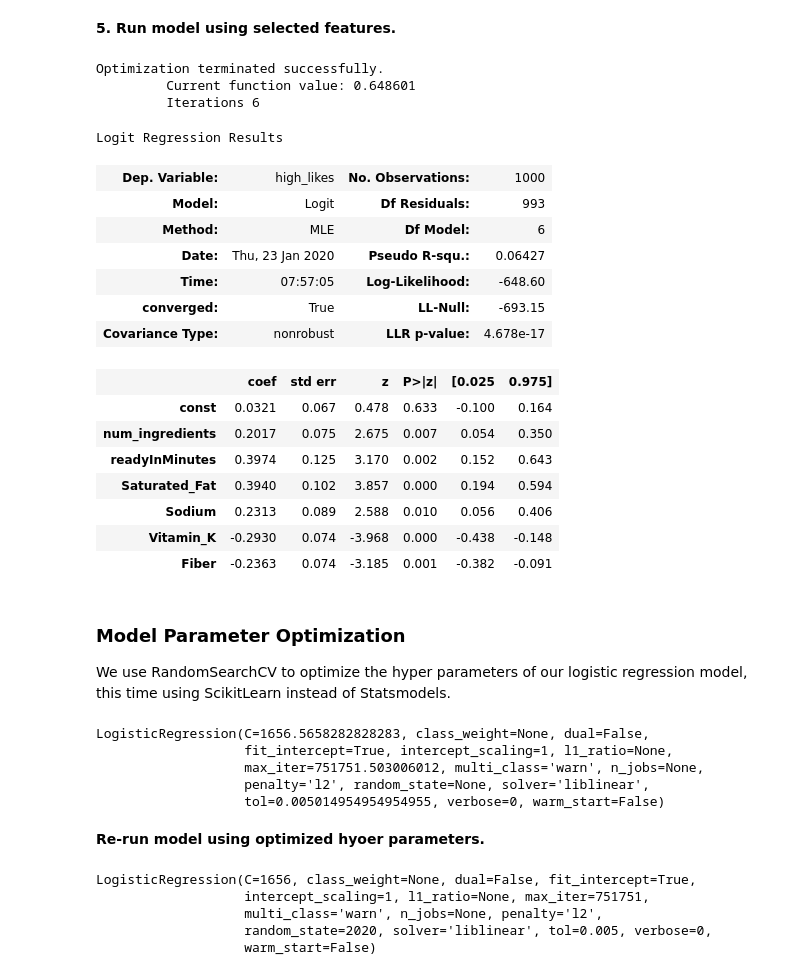
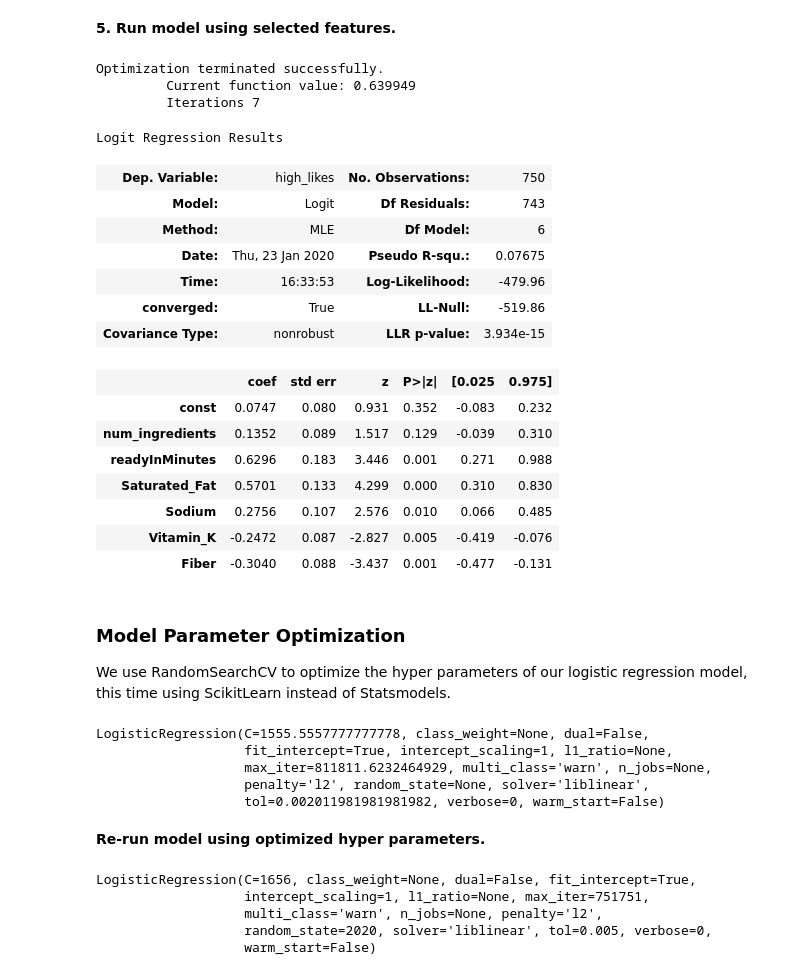
Before and after one commit to alexwcheng/recipe-webpage-ads, a Jupyter notebook: Logistic_Regression_Final/Logistic Regression Modeling.ipynb, the cells around one changed output. Cells and saved outputs as stored; diff of their text form; code cells hidden in the pictures.

```diff
--- a/Logistic_Regression_Final/Logistic Regression Modeling.ipynb
+++ b/Logistic_Regression_Final/Logistic Regression Modeling.ipynb
@@ -87,3 +117,7 @@ We next drop the original count of Likes ("aggregateLikes") in favor of the bina
 # %%
 # Call list of numerical independent variables by column names
-x_variables_1 = numerical_variables
+numerical_variables_1 = x_variables_1
+del numerical_variables_1[-6:-1]
+numerical_variables_1.remove('high_likes')
+numerical_variables_1.remove('num_steps_instructions')
+numerical_variables_1
@@ -91,14 +143,15 @@ x_variables_1 = numerical_variables
 **2. Train-test split the data 0.75:0.25.**
 # %%
 y = df_ss.high_likes
-X = df_ss[x_variables_1]
+X = df_ss[numerical_variables_1]
+X = X.fillna(0)
 
 X_train, X_test, y_train, y_test = train_test_split(X, y, random_state=2020, stratify = y)
 # %% [markdown]
 **3. Initialize logistic regression model using Statsmodels.**
 # %%
-X_const = sm.add_constant(X)
-model = sm.Logit(y, X_const)
+X_const = sm.add_constant(X_train)
+model = sm.Logit(y_train, X_const)
 results = model.fit()
 results.summary()
 # %% [output]
@@ -159,55 +213,55 @@ list(zip(x_variables_1, vif))
 # %%
 # Based on VIF of all variables, drop all predictors where VIF > 8
 unwanted = {'Calories', 'Carbohydrates', 'Sugar', 'Cholesterol', }
-x_variables_2 = [e for e in x_variables_1 if e not in unwanted]
+numerical_variables_2 = [e for e in x_variables_1 if e not in unwanted]
 
 # Drop all predictors where p value > 0.3 after first logistic regression
-x_variables_3 = ['num_ingredients', 'pricePerServing', 'readyInMinutes', 'servings',
+numerical_variables_3 = ['num_ingredients', 'pricePerServing', 'readyInMinutes', 'servings',
                  'Saturated_Fat', 'Sodium', 'Vitamin_K', 'Vitamin_C', 'Fiber', 'Vitamin_B1',
                 'Selenium']
 
 # After dropping these variables, all VIF scores < 3
 
 # Drop all predictors where p value > 0.1 after second logistic regression
-x_variables_4 = ['num_ingredients', 'pricePerServing', 'readyInMinutes',
+numerical_variables_4 = ['num_ingredients', 'pricePerServing', 'readyInMinutes',
                  'Saturated_Fat', 'Sodium', 'Vitamin_K', 'Vitamin_C', 'Fiber']
 
 # Drop all predictors where p value > 0.1 after third logistic regression
-x_variables_5 = ['num_ingredients', 'readyInMinutes',
+numerical_variables_5 = ['num_ingredients', 'readyInMinutes',
                  'Saturated_Fat', 'Sodium', 'Vitamin_K', 'Fiber']
 # %% [markdown]
 **5. Run model using selected features.**
 # %%
 y = df_ss.high_likes
-X = df_ss[x_variables_5]
+X = df_ss[numerical_variables_5]
 
 X_train, X_test, y_train, y_test = train_test_split(X, y, random_state=2020, stratify = y)
 
 # Print preliminary results
-X_const = sm.add_constant(X)
-model = sm.Logit(y, X_const)
+X_const = sm.add_constant(X_train)
+model = sm.Logit(y_train, X_const)
 results = model.fit()
 results.summary()
 # %% [output]
 Optimization terminated successfully.
-         Current function value: 0.648601
-         Iterations 6
+         Current function value: 0.639949
+         Iterations 7
 Logit Regression Results
-| Dep. Variable: | high_likes | No. Observations: | 1000 |
-| Model: | Logit | Df Residuals: | 993 |
+| Dep. Variable: | high_likes | No. Observations: | 750 |
+| Model: | Logit | Df Residuals: | 743 |
 | Method: | MLE | Df Model: | 6 |
-| Date: | Thu, 23 Jan 2020 | Pseudo R-squ.: | 0.06427 |
-| Time: | 07:57:05 | Log-Likelihood: | -648.60 |
-| converged: | True | LL-Null: | -693.15 |
-| Covariance Type: | nonrobust | LLR p-value: | 4.678e-17 |
+| Date: | Thu, 23 Jan 2020 | Pseudo R-squ.: | 0.07675 |
+| Time: | 16:33:53 | Log-Likelihood: | -479.96 |
+| converged: | True | LL-Null: | -519.86 |
+| Covariance Type: | nonrobust | LLR p-value: | 3.934e-15 |
 |  | coef | std err | z | P>|z| | [0.025 | 0.975] |
-| const | 0.0321 | 0.067 | 0.478 | 0.633 | -0.100 | 0.164 |
-| num_ingredients | 0.2017 | 0.075 | 2.675 | 0.007 | 0.054 | 0.350 |
-| readyInMinutes | 0.3974 | 0.125 | 3.170 | 0.002 | 0.152 | 0.643 |
-| Saturated_Fat | 0.3940 | 0.102 | 3.857 | 0.000 | 0.194 | 0.594 |
-| Sodium | 0.2313 | 0.089 | 2.588 | 0.010 | 0.056 | 0.406 |
-| Vitamin_K | -0.2930 | 0.074 | -3.968 | 0.000 | -0.438 | -0.148 |
-| Fiber | -0.2363 | 0.074 | -3.185 | 0.001 | -0.382 | -0.091 |
+| const | 0.0747 | 0.080 | 0.931 | 0.352 | -0.083 | 0.232 |
+| num_ingredients | 0.1352 | 0.089 | 1.517 | 0.129 | -0.039 | 0.310 |
+| readyInMinutes | 0.6296 | 0.183 | 3.446 | 0.001 | 0.271 | 0.988 |
+| Saturated_Fat | 0.5701 | 0.133 | 4.299 | 0.000 | 0.310 | 0.830 |
+| Sodium | 0.2756 | 0.107 | 2.576 | 0.010 | 0.066 | 0.485 |
+| Vitamin_K | -0.2472 | 0.087 | -2.827 | 0.005 | -0.419 | -0.076 |
+| Fiber | -0.3040 | 0.088 | -3.437 | 0.001 | -0.477 | -0.131 |
 # %% [markdown]
 ### Model Parameter Optimization
 We use RandomSearchCV to optimize the hyper parameters of our logistic regression model, this time using ScikitLearn instead of Statsmodels.
@@ -225,13 +279,13 @@ rs.fit(X_train, y_train)
 # Print optimized hyper parameter values
 rs.best_estimator_
 # %% [output]
-LogisticRegression(C=1656.5658282828283, class_weight=None, dual=False,
+LogisticRegression(C=1555.5557777777778, class_weight=None, dual=False,
                    fit_intercept=True, intercept_scaling=1, l1_ratio=None,
-                   max_iter=751751.503006012, multi_class='warn', n_jobs=None,
+                   max_iter=811811.6232464929, multi_class='warn', n_jobs=None,
                    penalty='l2', random_state=None, solver='liblinear',
-                   tol=0.005014954954954955, verbose=0, warm_start=False)
+                   tol=0.002011981981981982, verbose=0, warm_start=False)
 # %% [markdown]
-**Re-run model using optimized hyoer parameters.**
+**Re-run model using optimized hyper parameters.**
 # %%
 logreg = LogisticRegression(fit_intercept=True, C=1656,
                             solver='liblinear', random_state=2020,
```
Also changed, not shown: parts of 17 cells of this notebook, 3 other files.
